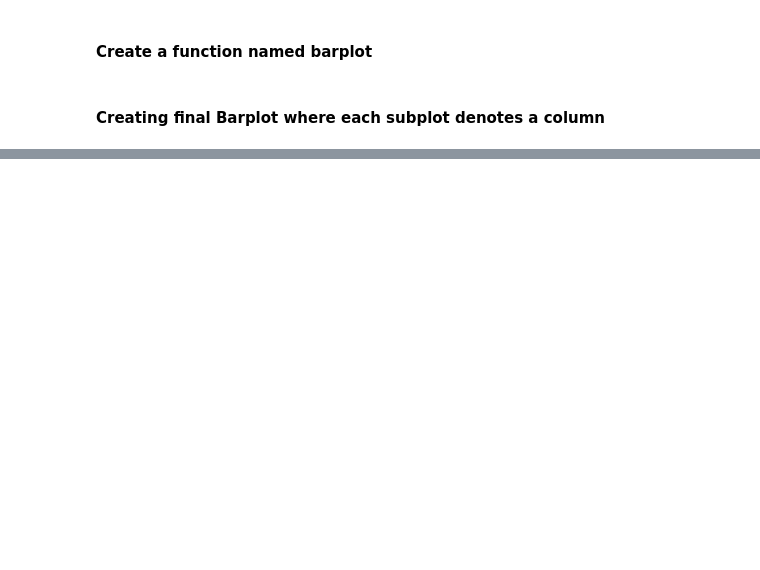
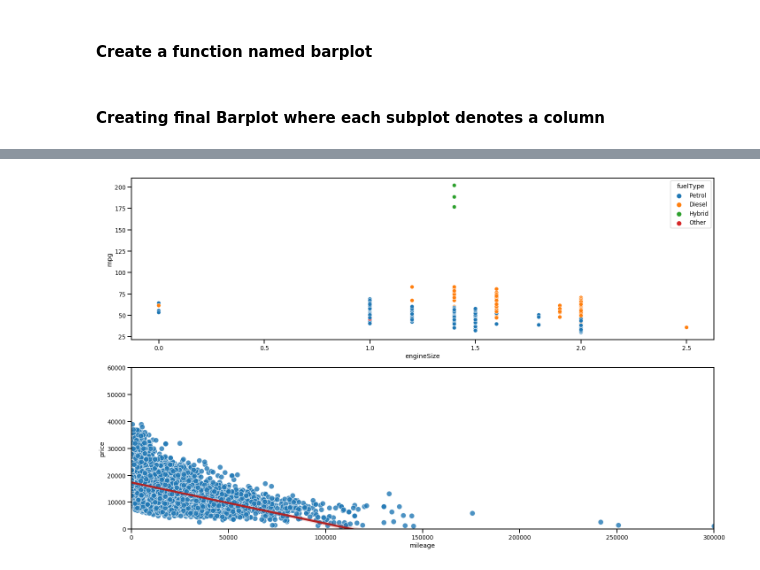
Before and after one commit to roypriyanka7/Skoda_Used_Car_Analysis, a Jupyter notebook: skoda_used_car_EDA.ipynb, the cells around one changed output, grey strips where cells are left out. Drawn from its saved outputs; the diff is of its cells as text; code cells hidden in the pictures; blank space fills up the shorter version.

```diff
--- a/skoda_used_car_EDA.ipynb
+++ b/skoda_used_car_EDA.ipynb
@@ -128,0 +155,20 @@ plt.show()
+# %%
+plt.figure(figsize=(20,12))
+
+#engineSize vs mpg
+plt.subplot(2,1,1)
+sns.scatterplot(x='engineSize', y='mpg', data=df, hue= 'fuelType')
+
+
+#trend line for mileage vs price
+plt.subplot(2,1,2)
+sns.set_context("poster", font_scale = 0.5)
+sns.regplot(x='mileage', y='price', data=df, line_kws={'color':'firebrick'}, scatter_kws={'edgecolor':'white'})
+plt.ylim(0, 60000)
+plt.xlim(0,)
+
+
+plt.tight_layout()
+plt.show()
+# %% [output]
+[figure, added]
```
Also changed, not shown: parts of 24 cells of this notebook.
